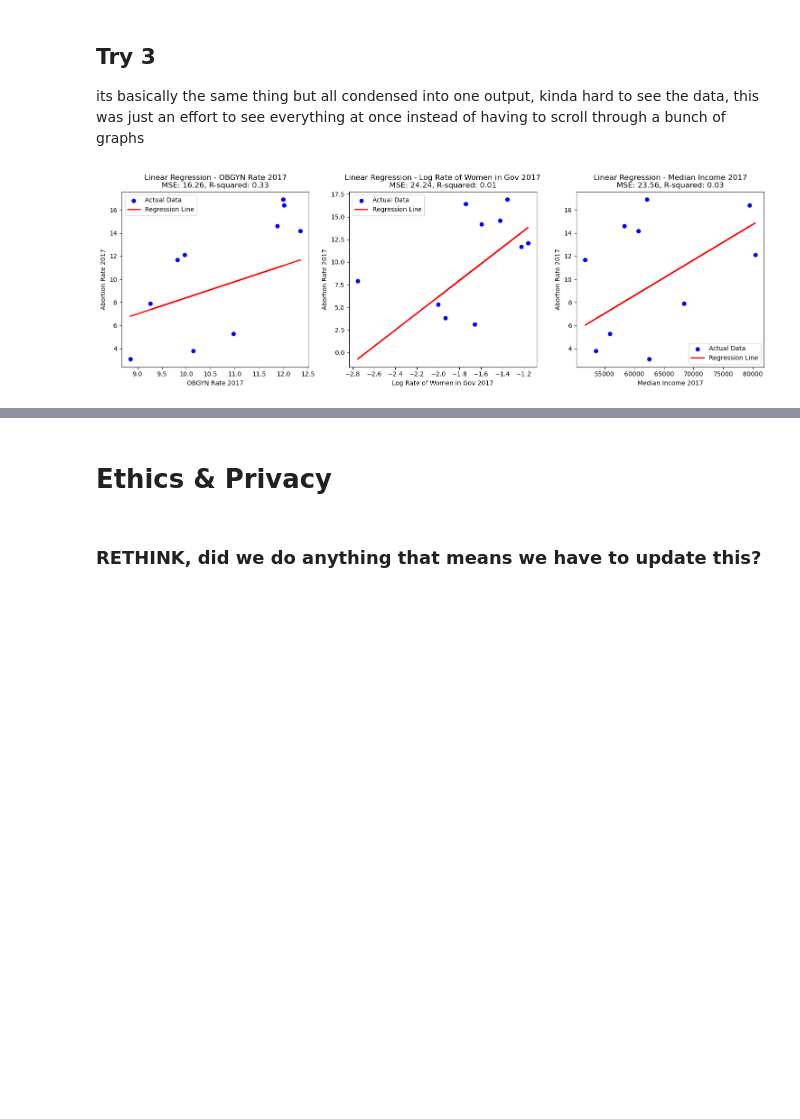
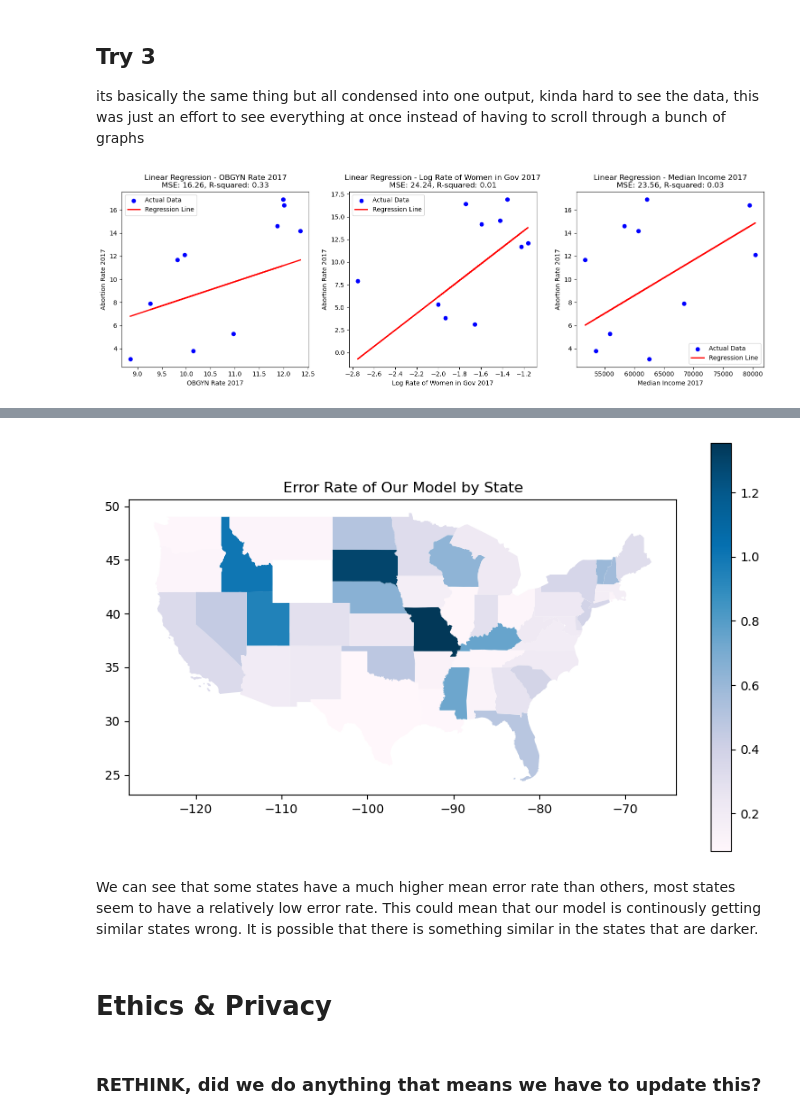
Before and after one commit to COGS108/Group070_WI24, a Jupyter notebook: FinalProject_Group070_WI24.ipynb, the cells around one changed output, grey strips where cells are left out. Cells and saved outputs as stored; diff of their text form; code cells hidden in the pictures; blank space fills up the shorter version.

```diff
--- a/FinalProject_Group070_WI24.ipynb
+++ b/FinalProject_Group070_WI24.ipynb
@@ -397,6 +394,4 @@ obgyn = pd.merge(obgyn_mid2, obgyn_2017, on='State')
 
 #Dropping DoC because it is not a state
 obgyn.drop(8, inplace=True)
-obgyn.reset_index(drop=True)
-
-obgyn.head()
+obgyn.reset_index(drop=True, inplace=True)
@@ -988,22 +982,32 @@ plt.show()
 # %%
-#Now the aim is to treat all out data points as one big dataset and perform regression on it.
+#Now the aim is to treat all our data points as one big dataset and perform regression on it.
 #Will we get a more accurate prediction this way?
 
 #First let us create the giant dataset
-all_state = pd.concat([df['Region and State'], df['Region and State'], df['Region and State']], axis=0)
-all_state = all_state.reset_index(drop=True, inplace=True)
+states1 = df['Region and State'].copy()
+states2 = df['Region and State'].copy()
+states3 = df['Region and State'].copy()
+states4 = pd.DataFrame({'states1':states1, 'states2':states2, 'states3':states3})
+
+all_state = pd.concat([states4[col] for col in ['states1', 'states2', 'states3']])
+all_state = all_state.reset_index(drop=True)
 all_abortion = pd.concat([df[col] for col in ['Rate 2014', 'Rate 2016', 'Rate 2017']])
+all_abortion = all_abortion.reset_index(drop=True)
+
 all_income = pd.concat([df[col] for col in ['Median Income 2014',
        'Median Income 2016', 'Median Income 2017']])
+all_income = all_income.reset_index(drop=True)
+
 all_gov = pd.concat([df[col] for col in ['Log Rate of Women in Gov 2014',
        'Log Rate of Women in Gov 2016', 'Log Rate of Women in Gov 2017']])
+all_gov = all_gov.reset_index(drop=True)
+
 all_obgyn = pd.concat([df[col] for col in ['OBGYN Rate 2014',
        'OBGYN Rate 2016', 'OBGYN Rate 2017']])
+all_obgyn = all_obgyn.reset_index(drop=True)
 
 mega_df = pd.concat([all_state, all_abortion, all_income, all_obgyn, all_gov], axis=1)
-
 mega_df.columns = ['State', 'Abortion Rate', 'Median Income', 'OBGYN Rate', 'Log of Women in Gov']
-
 
 X_all = mega_df[['Median Income', 'OBGYN Rate', 'Log of Women in Gov']]
 y_all = mega_df['Abortion Rate']
@@ -1070,10 +1075,11 @@ Another question we wanted to explore after picking our model was, are there any
 import geopandas as gpd
 # %%
 ## YOUR CODE HERE
-mega_df['predicted'] = pred_cleaned
-mega_df['accuracy'] = (mega_df['predicted'] - mega_df['Abortion Rate']).abs() / mega_df['Abortion Rate']
-accuracy_by_state = pd.DataFrame(mega_df.groupby('State')['accuracy'].mean())
-
+mega_df['Predicted'] = pred_cleaned
+mega_df['ErrorRate'] = (mega_df['Predicted'] - mega_df['Abortion Rate']).abs() / mega_df['Abortion Rate']
+error_rate = pd.DataFrame(mega_df.groupby('State')['ErrorRate'].mean())
+error_rate.reset_index(inplace=True)
+error_rate.columns
 
 shapefile_path = os.path.join(data_folder, 'tl_2017_us_state')
 usa_df = gpd.read_file(shapefile_path)
@@ -1083,3 +1089,8 @@ non_continental = ['VI','MP','GU','AS','PR', 'DC', 'AK', 'HI']
 us50 = usa_df
 for n in non_continental:
     us50 = us50[us50.STUSPS != n]
+
+merged = pd.merge(us50, error_rate, left_on='NAME', right_on='State')
+
+#Removing Wyoming for now because it has a really high error rate in comparison
+merged = merged.drop(30)
@@ -1090,8 +1097,13 @@ df.tail(50)
 # %%
+#Plotting error rate on a USA states map
 fig, ax = plt.subplots(1, 1, figsize=(10, 6))
-merged.plot(column='accuracy', cmap='OrRd', linewidth=0.8, ax=ax, edgecolor='0.8', legend=True)
-ax.set_title('Accuracy by State')
+merged.plot(column='ErrorRate', cmap='PuBu', linewidth=0.8, ax=ax, legend=True)
+ax.set_title('Error Rate of Our Model by State')
 plt.show()
+# %% [output]
+[figure, added]
+# %% [markdown]
+We can see that some states have a much higher mean error rate than others, most states seem to have a relatively low error rate. This could mean that our model is continously getting similar states wrong. It is possible that there is something similar in the states that are darker.
 # %% [markdown]
 # Ethics & Privacy
 # %% [markdown]
```
Also changed, not shown: parts of 26 cells of this notebook.
